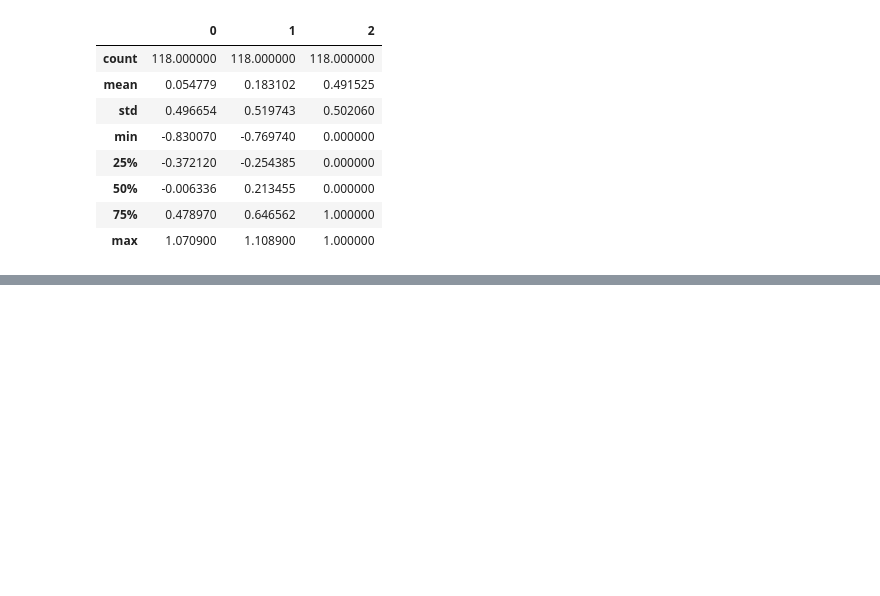
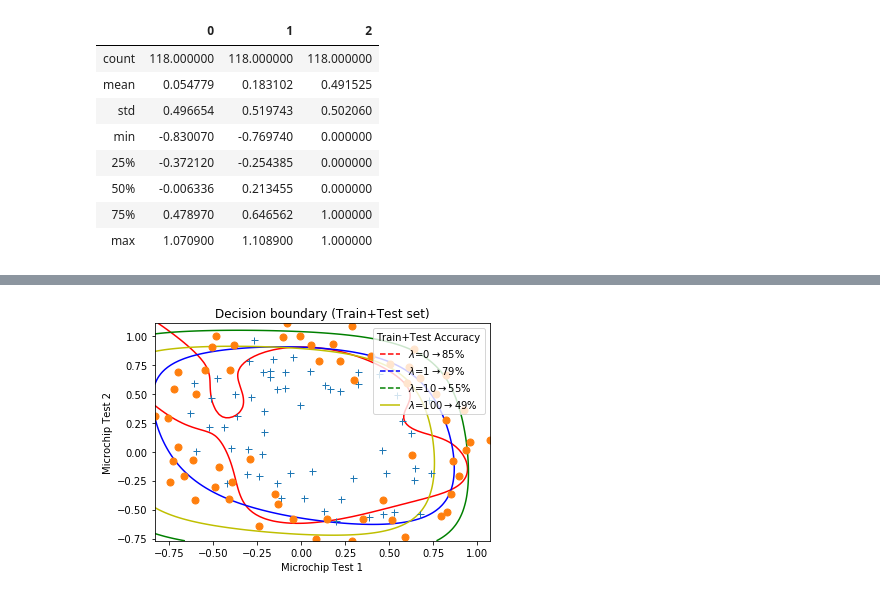
Before and after one commit to olivierpikeroen/ML-DLAI, a Jupyter notebook: logistic-regression/python/regularized-logistic-regression.ipynb, the cells around one changed output, grey strips where cells are left out. Saved outputs shown, nothing was run; the diff lists cells and outputs as text; code cells hidden in the pictures; blank space fills up the shorter version.

```diff
--- a/logistic-regression/python/regularized-logistic-regression.ipynb
+++ b/logistic-regression/python/regularized-logistic-regression.ipynb
@@ -165,0 +146,24 @@ multiRegLogReg(X_train,y_train,X_test,y_test)
+# %%
+X_train,X_test,y_train,y_test=train_test_split(X_poly[:,1:],y,test_size=0.5)
+# %%
+def multiPlotDecisionBoundary(X_train,y_train,X_test,y_test,set=None):
+    Lambda=np.array([0.00001,1,10,100])
+    colors=np.array(['r','b','g','y'])
+    lines=[]
+    labels=[]
+    for i,ilambda in enumerate(Lambda):
+        clf=LogisticRegression(C=1/ilambda,solver='newton-cg')
+        clf.fit(X_train,np.ravel(y_train))
+        theta=np.hstack((clf.intercept_,np.ravel(clf.coef_)))
+        cs=plotDecisionBoundary(theta,X_poly,y,degree,colors=colors[i])
+        lines.append(cs.collections[0])
+        labels.append('$\lambda$='+str('%.0f' % ilambda)+r'$\rightarrow$'+str('%.0f' % (100*clf.score(X_test,y_test)))+'%')
+    plt.title('Decision boundary (%s set)'%set)
+    plt.xlabel('Microchip Test 1')
+    plt.ylabel('Microchip Test 2')
+    plt.legend(lines,labels,title=set+' Accuracy',loc='upper right')
+# %%
+plotData(X,y)
+multiPlotDecisionBoundary(X_train,y_train,X_poly[:,1:],y,set='Train+Test')
+# %% [output]
+[figure, added]
```
Also changed, not shown: parts of 36 cells of this notebook, 56 other files.
